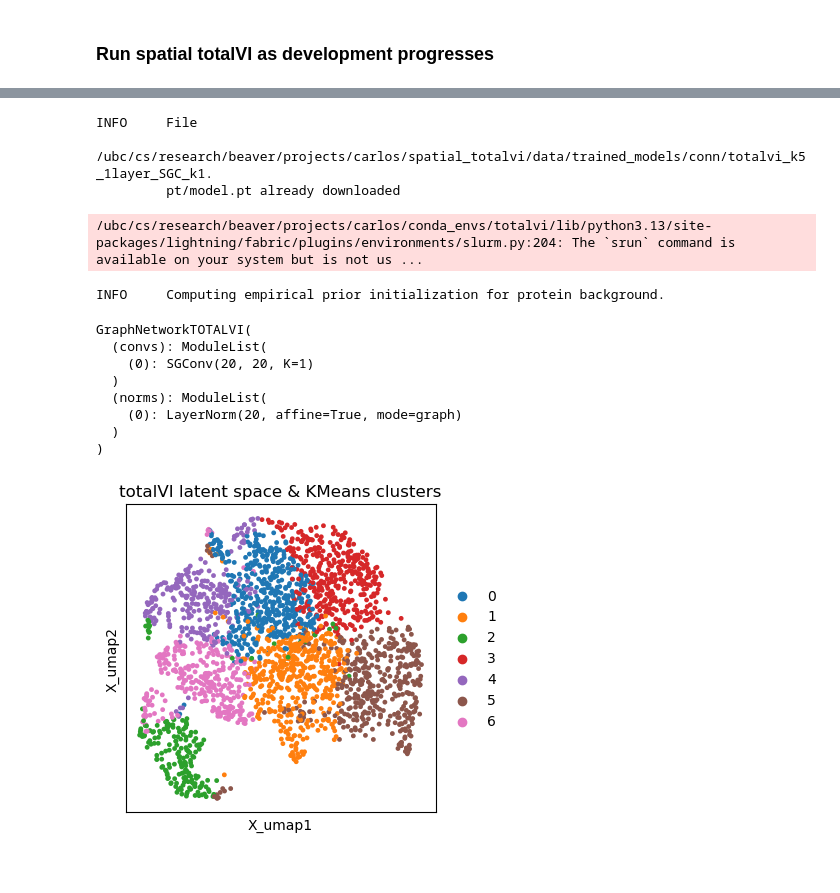
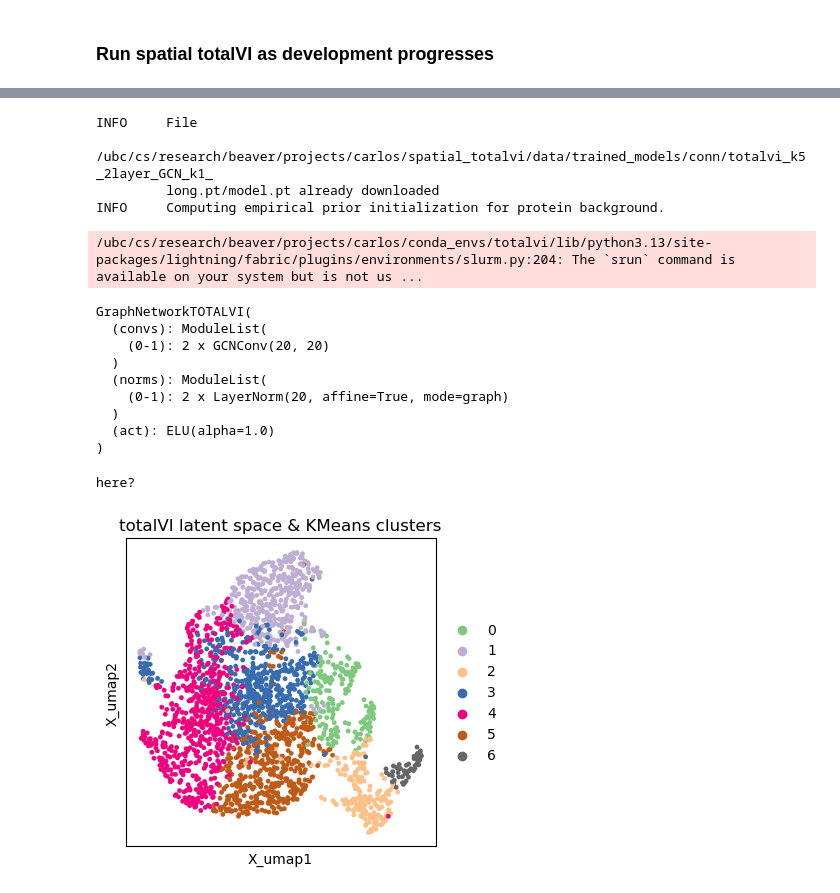
Before and after one commit to cvasq24/spatial_totalvi, a Jupyter notebook: code/test_spatial_totalvi.ipynb, the cells around one changed output, grey strips where cells are left out. Cells and saved outputs as stored; diff of their text form; code cells hidden in the pictures.

Commit message:
Some final experiments training for longer & GCN w/ many layers

```diff
--- a/code/test_spatial_totalvi.ipynb
+++ b/code/test_spatial_totalvi.ipynb
@@ -15,7 +15,7 @@ import matplotlib.pyplot as plt
 from sklearn.cluster import KMeans
 # %%
 path_to_mdata = "/ubc/cs/research/beaver/projects/carlos/spatial_totalvi/data/tonsil/tonsil_pp_svg.h5mu"
-path_to_model = "/ubc/cs/research/beaver/projects/carlos/spatial_totalvi/data/trained_models/conn/totalvi_k5_1layer_SGC_k1.pt"
+path_to_model = "/ubc/cs/research/beaver/projects/carlos/spatial_totalvi/data/trained_models/conn/totalvi_k5_2layer_GCN_k1_long.pt"
 
 model_name = path_to_model.split("/")[-1].split(".pt")[0]
 path_to_fig = "/ubc/cs/research/beaver/projects/carlos/spatial_totalvi/figures/spatial/conn/" + model_name
@@ -46,34 +46,36 @@ model = TOTALVI.load(
 model.module.gnn
 # %% [output]
 INFO     File
-         /ubc/cs/research/beaver/projects/carlos/spatial_totalvi/data/trained_models/conn/totalvi_k5_1layer_SGC_k1.
-         pt/model.pt already downloaded
+         /ubc/cs/research/beaver/projects/carlos/spatial_totalvi/data/trained_models/conn/totalvi_k5_2layer_GCN_k1_
+         long.pt/model.pt already downloaded
+INFO     Computing empirical prior initialization for protein background.
 /ubc/cs/research/beaver/projects/carlos/conda_envs/totalvi/lib/python3.13/site-packages/lightning/fabric/plugins/environments/slurm.py:204: The `srun` command is available on your system but is not us ...
-INFO     Computing empirical prior initialization for protein background.
+GraphNetworkTOTALVI(
+  (convs): ModuleList(
+    (0-1): 2 x GCNConv(20, 20)
+  )
+  (norms): ModuleList(
+    (0-1): 2 x LayerNorm(20, affine=True, mode=graph)
+  )
+  (act): ELU(alpha=1.0)
+)
-GraphNetworkTOTALVI(
-  (convs): ModuleList(
-    (0): SGConv(20, 20, K=1)
-  )
-  (norms): ModuleList(
-    (0): LayerNorm(20, affine=True, mode=graph)
-  )
-)
 # %%
 rna = mdata.mod["RNA"]
 protein = mdata.mod["Protein"]
 
 # Getting latents
 TOTALVI_LATENT_KEY = "X_totalVI"
-rna.obsm[TOTALVI_LATENT_KEY] = model.get_latent_representation(
-    batch_size=mdata.n_obs
-)
+rna.obsm[TOTALVI_LATENT_KEY] = model.get_latent_representation(batch_size=mdata.n_obs)
 
 # Clustering latents
 TOTALVI_CLUSTERS_KEY = "kmeans_totalVI"
 sc.pp.neighbors(rna, use_rep=TOTALVI_LATENT_KEY)
 sc.tl.umap(rna)
+# sc.tl.leiden(rna, key_added=TOTALVI_CLUSTERS_KEY)
 kmeans = KMeans(n_clusters=7, random_state=0)
 rna.obs[TOTALVI_CLUSTERS_KEY] = kmeans.fit_predict(rna.obsm[TOTALVI_LATENT_KEY]).astype(str)
+# %% [output]
+here?
 # %%
 parsed_protein_names = [p.split("_")[0] for p in protein.var_names]
 protein.var["clean_names"] = parsed_protein_names
@@ -81,15 +83,16 @@ mdata.update()
 # %%
 fig, ax = plt.subplots(nrows=1, ncols=1, figsize=(4, 4))
 
 sc.pl.embedding(
     mdata["RNA"],
     basis="X_umap",
     color=f"{TOTALVI_CLUSTERS_KEY}",
     ncols=1,
     show=False,
+    palette="Accent",
     ax=ax
 )
 ax.set_title("totalVI latent space & KMeans clusters")
 plt.savefig(path_to_fig + "_latent_space.png", dpi=400, bbox_inches="tight")
 # %% [output]
-[figure, old version]
+[figure, new version]
```
Also changed, not shown: parts of 4 cells of this notebook, 35 other files.
